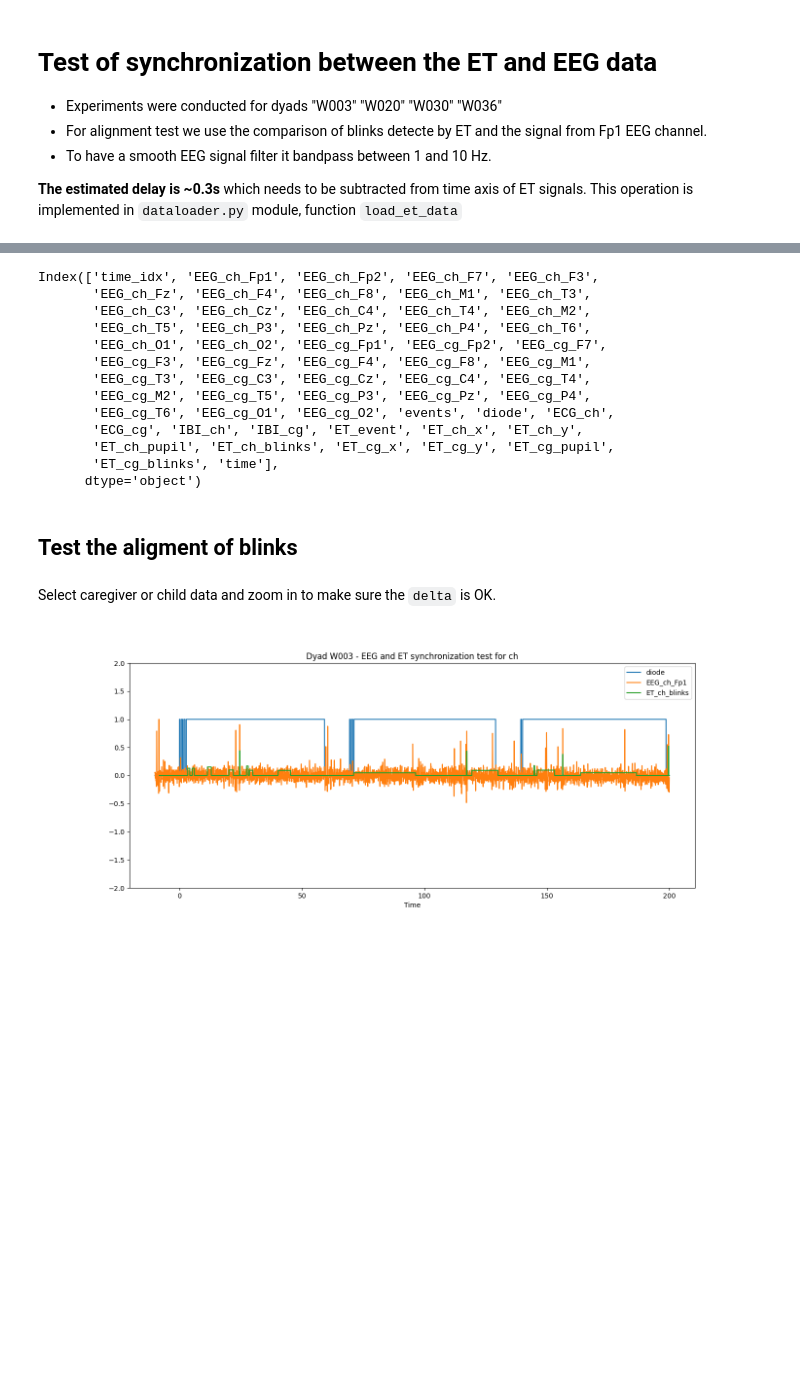
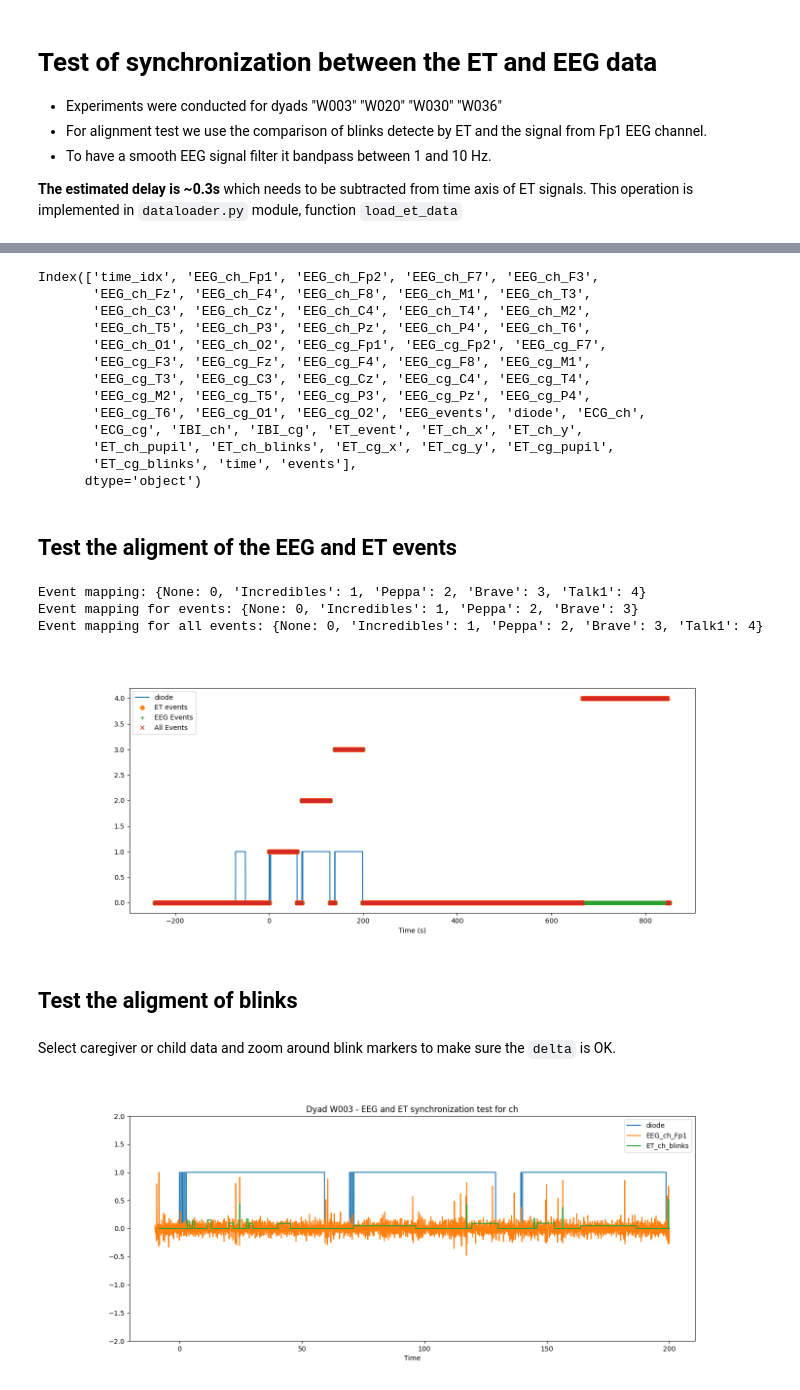
Before and after one commit to SYNCC-IN/hyperscanning-signal-analysis, a Jupyter notebook: scripts/EEG_ET_synch_test.ipynb, the cells around one changed output, grey strips where cells are left out. Saved outputs shown, nothing was run; the diff lists cells and outputs as text; code cells hidden in the pictures; blank space fills up the shorter version.

Commit message:
EEG and ET events are mapped to the same names and based on them a column of sum of events is created

```diff
--- a/scripts/EEG_ET_synch_test.ipynb
+++ b/scripts/EEG_ET_synch_test.ipynb
@@ -38,7 +40,7 @@ display(dyad_selector)
 dyad_id = dyad_selector.value
 lowcut=1.0
 highcut=10.0
-eeg_filter_type = 'fir' # choose 'fir' or 'iir' for EEG filtering
+eeg_filter_type = 'iir' # choose 'fir' or 'iir' for EEG filtering
 multimodal_data = dataloader.create_multimodal_data(data_base_path = "../data",
                                                     dyad_id = dyad_id,
                                                     load_eeg=True,
@@ -74,15 +84,47 @@ Index(['time_idx', 'EEG_ch_Fp1', 'EEG_ch_Fp2', 'EEG_ch_F7', 'EEG_ch_F3',
        'EEG_cg_F3', 'EEG_cg_Fz', 'EEG_cg_F4', 'EEG_cg_F8', 'EEG_cg_M1',
        'EEG_cg_T3', 'EEG_cg_C3', 'EEG_cg_Cz', 'EEG_cg_C4', 'EEG_cg_T4',
        'EEG_cg_M2', 'EEG_cg_T5', 'EEG_cg_P3', 'EEG_cg_Pz', 'EEG_cg_P4',
-       'EEG_cg_T6', 'EEG_cg_O1', 'EEG_cg_O2', 'events', 'diode', 'ECG_ch',
+       'EEG_cg_T6', 'EEG_cg_O1', 'EEG_cg_O2', 'EEG_events', 'diode', 'ECG_ch',
        'ECG_cg', 'IBI_ch', 'IBI_cg', 'ET_event', 'ET_ch_x', 'ET_ch_y',
        'ET_ch_pupil', 'ET_ch_blinks', 'ET_cg_x', 'ET_cg_y', 'ET_cg_pupil',
-       'ET_cg_blinks', 'time'],
+       'ET_cg_blinks', 'time', 'events'],
       dtype='object')
+# %% [markdown]
+## Test the aligment of the EEG and ET events
+# %%
+event_mapping_ET = {event: idx for idx, event in enumerate(multimodal_data.data['ET_event'].unique())}
+print("Event mapping:", event_mapping_ET)
+
+# Map ET_event to integer values
+multimodal_data.data['event_num_ET'] = multimodal_data.data['ET_event'].map(event_mapping_ET)
+# create a mapping from unique events values to integers
+event_mapping_EEG = {event: idx for idx, event in enumerate(multimodal_data.data['EEG_events'].unique())}
+print("Event mapping for events:", event_mapping_EEG)
+multimodal_data.data['event_num_EEG'] = multimodal_data.data['EEG_events'].map(event_mapping_EEG)
+
+# create mapping from events to integer values
+event_mapping_all = {event: idx for idx, event in enumerate(multimodal_data.data['events'].unique())}
+multimodal_data.data['event_num_all'] = multimodal_data.data['events'].map(event_mapping_all)
+print("Event mapping for all events:", event_mapping_all)
+
+plt.figure(figsize=(15, 6))
+plt.plot(multimodal_data.data['time'], multimodal_data.data['diode'], label='diode')
+plt.plot(multimodal_data.data['time'], multimodal_data.data['event_num_ET'],'o', label='ET events')
+plt.plot(multimodal_data.data['time'], multimodal_data.data['event_num_EEG'],'+', label='EEG Events')
+plt.plot(multimodal_data.data['time'], multimodal_data.data['event_num_all'],'x', label='All Events')
+plt.xlabel('Time (s)')
+plt.legend()
+#plt.xlim(-10,200)
+plt.show()
+# %% [output]
+Event mapping: {None: 0, 'Incredibles': 1, 'Peppa': 2, 'Brave': 3, 'Talk1': 4}
+Event mapping for events: {None: 0, 'Incredibles': 1, 'Peppa': 2, 'Brave': 3}
+Event mapping for all events: {None: 0, 'Incredibles': 1, 'Peppa': 2, 'Brave': 3, 'Talk1': 4}
+[figure, added]
 # %% [markdown]
 ## Test the aligment of blinks
 # %% [markdown]
-Select caregiver or child data and zoom in to make sure the `delta` is OK.
+Select caregiver or child data and zoom around blink markers to make sure the `delta` is OK.
 # %%
 delta = 0.0  # to align ET with EEG (seconds): after correction applied in load_et_data the delta here should be 0
 who = 'ch' # choose 'cg' or 'ch' for caregiver or child data
```
Also changed, not shown: parts of 6 cells of this notebook, 3 other files.
